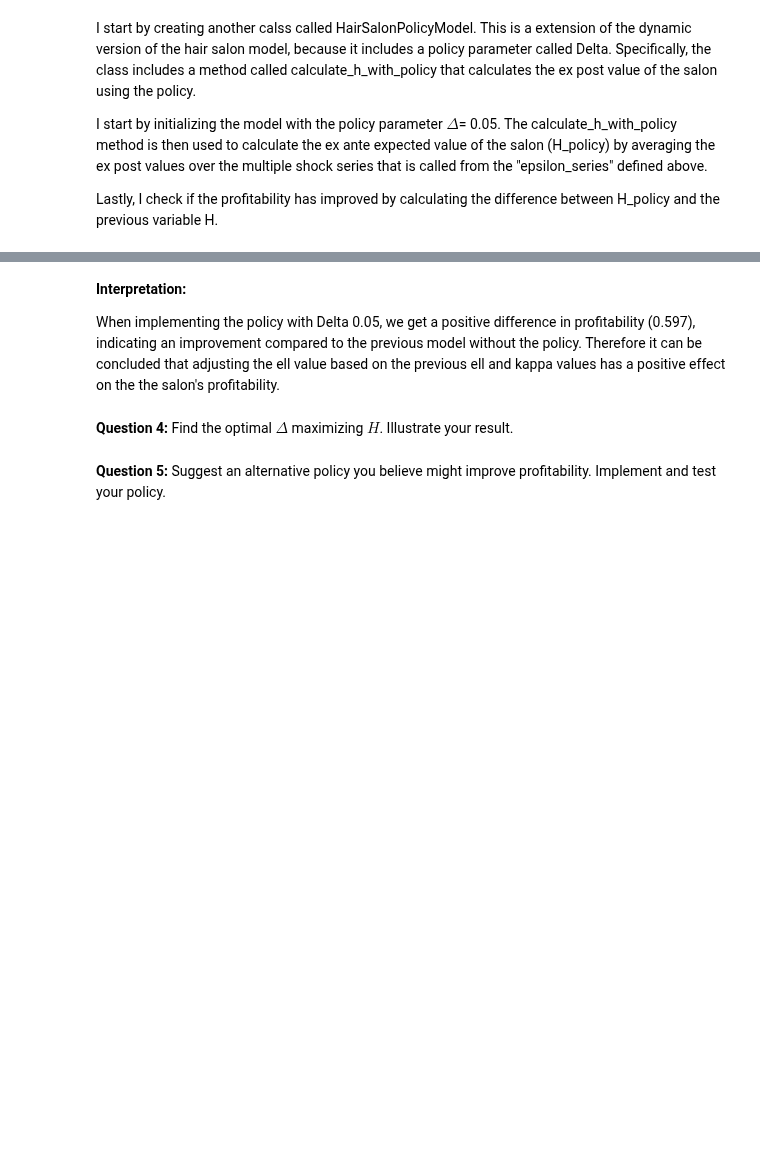
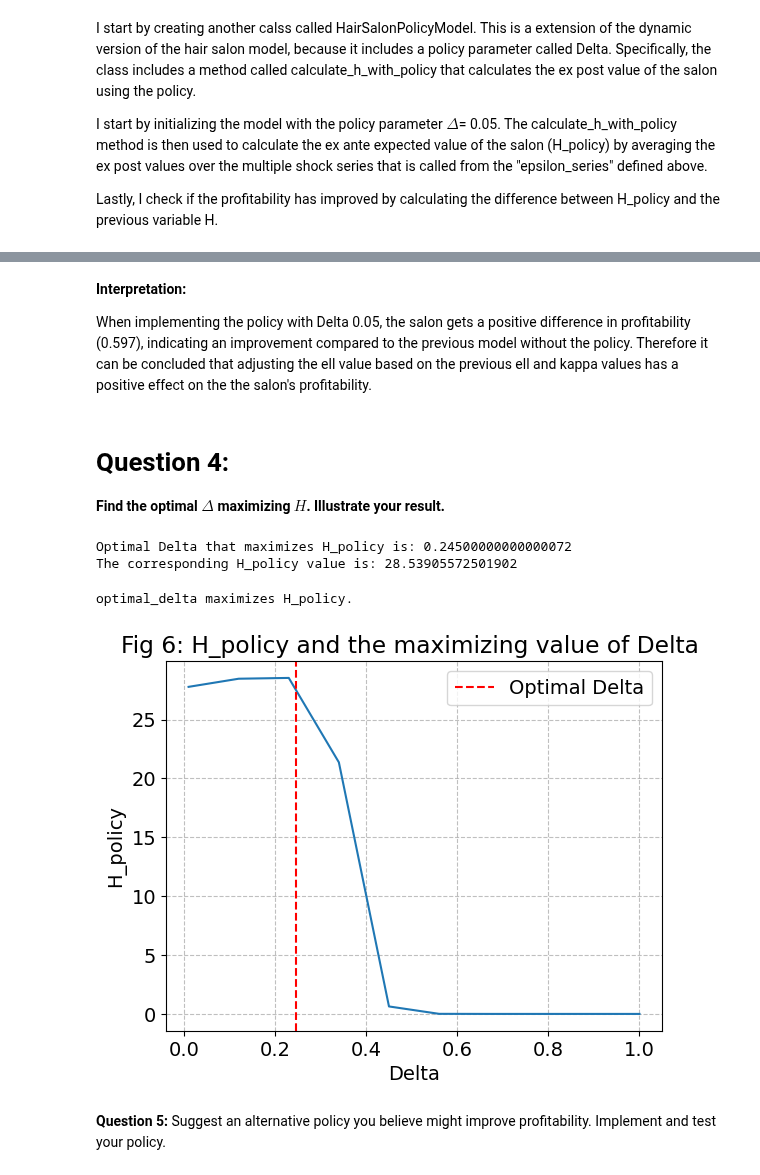
Before and after one commit to NumEconCopenhagen/projects-2023-lnp953, a Jupyter notebook: examproject/Exam-2023-notebook.ipynb, the cells around one changed output, grey strips where cells are left out. Cells and saved outputs as stored; diff of their text form; code cells hidden in the pictures; blank space fills up the shorter version.

```diff
--- a/examproject/Exam-2023-notebook.ipynb
+++ b/examproject/Exam-2023-notebook.ipynb
@@ -548,6 +549,8 @@ Difference in profitability: 0.5969048941473751
 # %% [markdown]
 **Interpretation:**
 
-When implementing the policy with Delta 0.05, we get a positive difference in profitability (0.597), indicating an improvement compared to the previous model without the policy. Therefore it can be concluded that adjusting the ell value based on the previous ell and kappa values has a positive effect on the the salon's profitability.
+When implementing the policy with Delta 0.05, the salon gets a positive difference in profitability (0.597), indicating an improvement compared to the previous model without the policy. Therefore it can be concluded that adjusting the ell value based on the previous ell and kappa values has a positive effect on the the salon's profitability.
 # %% [markdown]
-**Question 4:** Find the optimal $\Delta$ maximizing $H$. Illustrate your result.
+# Question 4:
+
+**Find the optimal $\Delta$ maximizing $H$. Illustrate your result.**
@@ -556,3 +557,70 @@ When implementing the policy with Delta 0.05, we get a positive difference in pr
+# %%
+#Defining the function to maximize
+def optimal_delta_max_func(delta):
+    model = HairSalonPolicyModel(delta=delta)
+    H_policy = np.mean([model.calculate_h_with_policy(epsilon_series[k]) for k in range(K)])
+
+    #Minimizing the negative value to maximize H_policy
+    return -H_policy
+
+#Defining an initial guess for delta
+initial_delta = 0.05
+
+#Defining bounds for delta in order to use the Bounded Nelder-Mead method
+delta_bounds = (0.01, 1.00)
+
+#Optimizing using the Bounded Nelder-Mead method
+result = minimize(optimal_delta_max_func, initial_delta, method='Nelder-Mead', bounds=[delta_bounds])
+
+#Calling the optimal delta value
+optimal_delta = result.x[0]
+max_H_policy = -result.fun
+
+#Printing the results
+print("Optimal Delta that maximizes H_policy is:", optimal_delta)
+print("The corresponding H_policy value is:", max_H_policy)
+# %% [output]
+Optimal Delta that maximizes H_policy is: 0.24500000000000072
+The corresponding H_policy value is: 28.53905572501902
+# %%
+#Calculating H_policy for optimal_delta
+model_optimal = HairSalonPolicyModel(delta=optimal_delta)
+H_policy_optimal = np.mean([model_optimal.calculate_h_with_policy(epsilon_series[k]) for k in range(K)])
+
+#Verifying if optimal_delta truly maximizes H_policy
+if np.isclose(H_policy_optimal, max_H_policy):
+    print("optimal_delta maximizes H_policy.")
+else:
+    print("optimal_delta does not maximize H_policy.")
+# %% [output]
+optimal_delta maximizes H_policy.
+# %%
+#Defining the delta values to evaluate
+delta_values = np.linspace(delta_bounds[0], delta_bounds[1], num=10)
+
+#Calculating H_policy for each delta value
+H_policy_values = []
+for delta in delta_values:
+    model = HairSalonPolicyModel(delta=delta)
+    H_policy = np.mean([model.calculate_h_with_policy(epsilon_series[k]) for k in range(K)])
+    H_policy_values.append(H_policy)
+
+#Plotting the H_policy values
+plt.plot(delta_values, H_policy_values)
+plt.xlabel("Delta")
+plt.ylabel("H_policy")
+plt.title("Fig 6: H_policy and the maximizing value of Delta ")
+
+#Adding a vertical line for optimal_delta
+plt.axvline(optimal_delta, color='r', linestyle='--', label="Optimal Delta")
+
+#Add a legend
+plt.legend()
+
+#Showing the plot
+plt.show()
+# %% [output]
+[figure, added]
 # %% [markdown]
 
 **Question 5:** Suggest an alternative policy you believe might improve profitability. Implement and test your policy.
```
Also changed, not shown: parts of 5 cells of this notebook, 1 other file.
